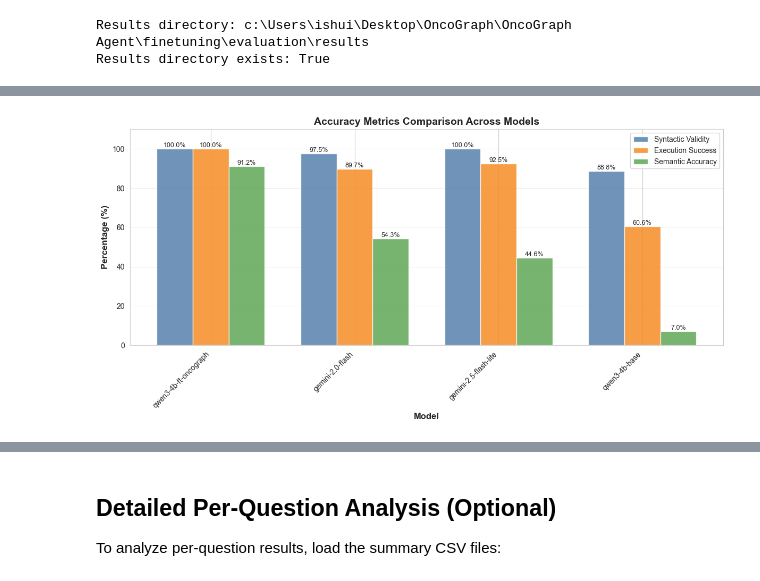
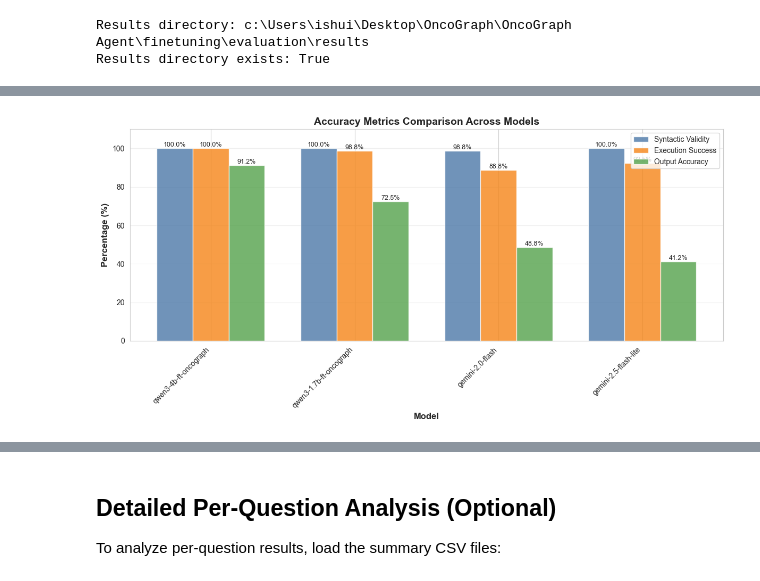
Before and after one commit to ib565/OncoGraph-Engine, a Jupyter notebook: finetuning/notebooks/compare_evaluation_results.ipynb, the cells around one changed output, grey strips where cells are left out. Saved outputs shown, nothing was run; the diff lists cells and outputs as text; code cells hidden in the pictures.

```diff
--- a/finetuning/notebooks/compare_evaluation_results.ipynb
+++ b/finetuning/notebooks/compare_evaluation_results.ipynb
@@ -109,6 +111,8 @@ def create_comparison_dataframe(results: dict[str, dict[str, Any]]) -> pd.DataFr
             display_model_name = "qwen3-4b-ft-oncograph"
         elif model_name == "qwen3-4b-it-2507-base":
             display_model_name = "qwen3-4b-base"
+        elif model_name == "qwen3-1.7b-trained":
+            display_model_name = "qwen3-1.7b-ft-oncograph"
         else:
             display_model_name = model_name
 
@@ -117,7 +121,7 @@ def create_comparison_dataframe(results: dict[str, dict[str, Any]]) -> pd.DataFr
             "Model": display_model_name,
             "Syntactic Validity (%)": metrics.get("syntactic_validity_pct", 0),
             "Execution Success (%)": metrics.get("execution_success_pct", 0),
-            "Semantic Accuracy (%)": metrics.get("semantic_accuracy_pct", 0),
+            "Output Accuracy (%)": metrics.get("output_accuracy_pct", 0),
             "Avg Latency (ms)": metrics.get("avg_latency_ms", 0),
             "Avg Input Tokens": metrics.get("avg_input_tokens", 0),
             "Avg Output Tokens": metrics.get("avg_output_tokens", 0),
@@ -130,15 +134,10 @@ def create_comparison_dataframe(results: dict[str, dict[str, Any]]) -> pd.DataFr
 
     df = pd.DataFrame(rows)
 
-    # Sort by semantic accuracy (descending)
-    df = df.sort_values("Semantic Accuracy (%)", ascending=False)
+    # Sort by output accuracy (descending)
+    df = df.sort_values("Output Accuracy (%)", ascending=False)
 
     return df
 
 
 comparison_df = create_comparison_dataframe(evaluation_results)
-print("\nComparison Table:")
-exclude_cols = ["Test Set Size", "Avg Latency (ms)", "Timestamp", "Total Input Tokens", "Total Output Tokens"]
-
-display_cols = [col for col in comparison_df.columns if col not in exclude_cols]
-display(comparison_df[display_cols].round(2))
@@ -152,51 +144,50 @@ Comparison Table:
 # %%
-# Visualization 1: Accuracy Metrics Comparison (Bar Chart)
+# Filter out base models (keep only fine-tuned or flash models)
+filtered_df = comparison_df[comparison_df["Raw Model"] != "qwen3-4b-it-2507-base"]
 
 fig, ax = plt.subplots(figsize=(12, 6))
 
 # Prepare data
-x = range(len(comparison_df))
+x = range(len(filtered_df))
 width = 0.25
 
-syntactic = comparison_df["Syntactic Validity (%)"]
-execution = comparison_df["Execution Success (%)"]
-semantic = comparison_df["Semantic Accuracy (%)"]
+syntactic = filtered_df["Syntactic Validity (%)"]
+execution = filtered_df["Execution Success (%)"]
+output_acc = filtered_df["Output Accuracy (%)"]
 
 # Create bars
 bars1 = ax.bar([i - width for i in x], syntactic, width, label="Syntactic Validity", alpha=0.8, color=PALETTE[0])
 bars2 = ax.bar(x, execution, width, label="Execution Success", alpha=0.8, color=PALETTE[1])
-bars3 = ax.bar([i + width for i in x], semantic, width, label="Semantic Accuracy", alpha=0.8, color=PALETTE[2])
+bars3 = ax.bar([i + width for i in x], output_acc, width, label="Output Accuracy", alpha=0.8, color=PALETTE[2])
 
 # Customize
 ax.set_xlabel("Model", fontsize=12, fontweight="bold")
 ax.set_ylabel("Percentage (%)", fontsize=12, fontweight="bold")
 ax.set_title("Accuracy Metrics Comparison Across Models", fontsize=14, fontweight="bold")
 ax.set_xticks(x)
-ax.set_xticklabels(comparison_df["Model"], rotation=45, ha="right")
+ax.set_xticklabels(filtered_df["Model"], rotation=45, ha="right")
 ax.set_ylim(0, 110)
 ax.legend(loc="upper right")
 ax.grid(True, alpha=0.3, axis="y")
-
 
 # Add value labels on bars
 def add_value_labels(bars):
     for bar in bars:
         height = bar.get_height()
         ax.text(
             bar.get_x() + bar.get_width() / 2.0,
             height,
             f"{height:.1f}%",
             ha="center",
             va="bottom",
             fontsize=9,
         )
 
-
 add_value_labels(bars1)
 add_value_labels(bars2)
 add_value_labels(bars3)
 
 plt.tight_layout()
 plt.show()
 # %% [output]
-[figure, old version]
+[figure, new version]
```
Also changed, not shown: parts of 9 cells of this notebook, 10 other files.
